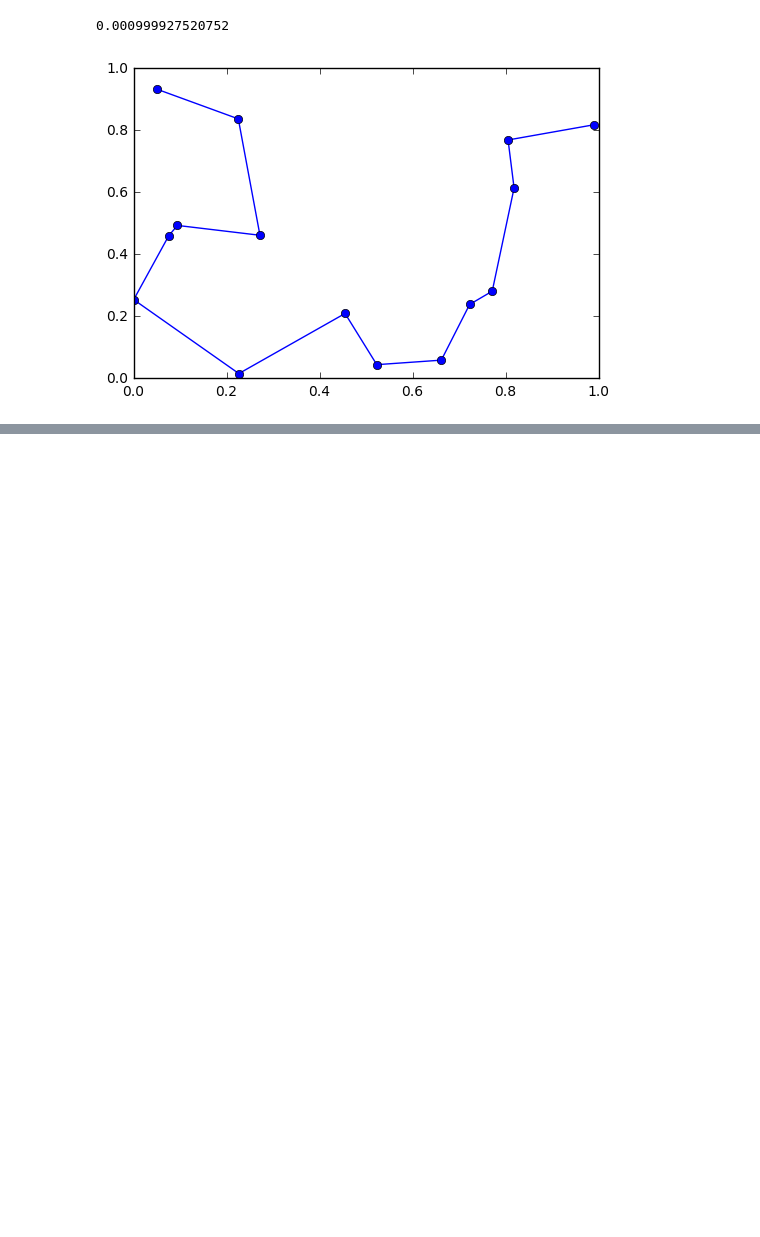
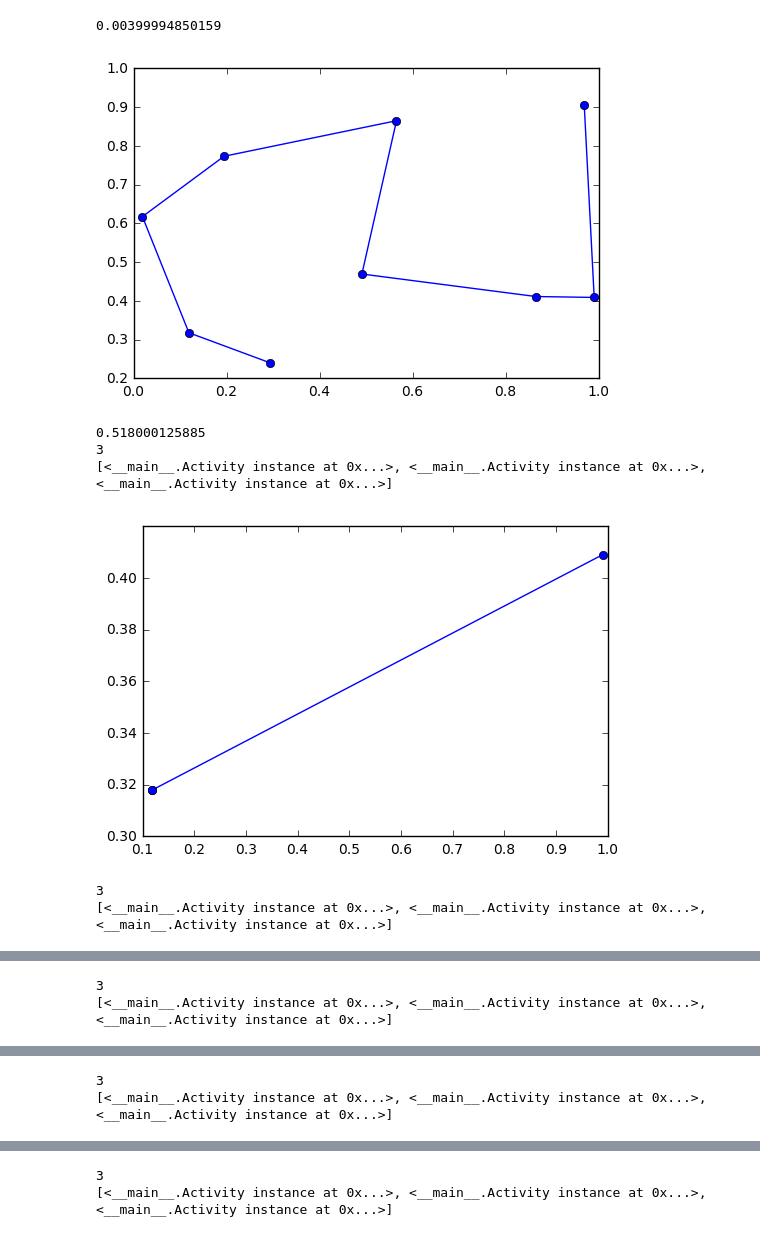
Before and after one commit to BrazierF/Hackathon_Shan17, a Jupyter notebook: travel_gen_notebook.ipynb, the cells around one changed output, grey strips where cells are left out. Saved outputs shown, nothing was run; the diff lists cells and outputs as text; code cells hidden in the pictures; blank space fills up the shorter version.

Commit message:
Added random in journey generation

```diff
--- a/travel_gen_notebook.ipynb
+++ b/travel_gen_notebook.ipynb
@@ -140,26 +205,28 @@ def journey_optimizer_master(activity_set, tMax, nBest):
 
     #Activity_set is a list of activities
     #assume scores are weighted to reflect user's preferences for each type of activity
+    n=len(activity_set)
+    nType= 4 #only 4 different types ID in the DataBase as of now
 
     #objective: find a subset of activities that maximise total score
     #while respecting some time constraint
     # => this is a knapsack problem
 
     #1. sort activities by decreasing ratios score / time_needed
-    activities = sorted(activity_set, key=lambda x: x.score / (x.duration+0.00001)) #protect from duration being 0.00
+    activities = sorted(activity_set, key=lambda x: -x.score / (x.duration+0.00001)) #protect from duration being 0.00
 
     #3. Approximately solve the knapsack problem
     #greedily add activities as long as the total duration is less than the max allowed
     t_tot=0.0
     nbActiSelected=0
-    while(t_tot<=tMax):
+    while(t_tot<=tMax and nbActiSelected<n):
         if (t_tot+activities[nbActiSelected].duration <= tMax):
             #add item
+            t_tot=t_tot+activities[nbActiSelected].duration
             nbActiSelected=nbActiSelected+1
-            t_tot=t_tot+activities[nbActiSelected].duration
         else:
             break
 
     actiSelected = [activities[i] for i in range(nbActiSelected)]
 
-    return actiSelected
+    return compute_tsp_tour(actiSelected)
@@ -166,28 +306,59 @@ def journey_optimizer_master(activity_set, tMax, nBest):
 # %%
 acti_list=[]
+np.random.seed(0)
 start=time.time()
+typeList=['Parcs',
+          'resto',
+          'Evenements WE',
+          'Patrimoine cult hist']
 for i in range(100):
-    s=np.random.rand()
+    s=100*np.random.rand()
     w=2*np.random.rand()+0.25
-    a = Activity('',np.random.rand(),np.random.rand(),s,w)
+    t=np.random.randint(0,4)
+    a = Activity('',typeList[t],np.random.rand(),np.random.rand(),s,w)
     acti_list.append(a)
 
 
-acti_journey = journey_optimizer_master(acti_list, 24, 1)
-journey = compute_tsp_tour(acti_journey)
+acti_journey = journey_optimizer_master(acti_list, 6, 1)
 end=time.time()
 
 print end-start
 
+journey=acti_journey
 x=np.zeros(len(journey))
 y=np.zeros(len(journey))
 
 for i in range(len(journey)):
-    x[i]=journey[i].x_coord
-    y[i]=journey[i].y_coord
+    x[i]=journey[i].lat
+    y[i]=journey[i].lng
 
 plt.plot(x,y,'o-')
 plt.show()
+
+start=time.time()
+acti_journey=journey_optimizer_stochastic(acti_list, 4, 5)
+end=time.time()
+print end-start
+
+for journey in acti_journey:
+    x=np.zeros(len(journey))
+    y=np.zeros(len(journey))
+
+
+    for i in range(len(journey)):
+        x[i]=journey[i].lat
+        y[i]=journey[i].lng
+    print len(journey)
+    print journey
+
+    plt.plot(x,y,'o-')
+    plt.show()
 # %% [output]
-0.000999927520752
+0.00399994850159
-[figure, old version]
+[figure, new version]
+0.518000125885
+3
+[<__main__.Activity instance at 0x...>, <__main__.Activity instance at 0x...>, <__main__.Activity instance at 0x...>]
+[figure, added]
+3
+[<__main__.Activity instance at 0x...>, <__main__.Activity instance at 0x...>, <__main__.Activity instance at 0x...>]
@@ -193,0 +366,2 @@ plt.show()
+3
+[<__main__.Activity instance at 0x...>, <__main__.Activity instance at 0x...>, <__main__.Activity instance at 0x...>]
@@ -193,0 +369,2 @@ plt.show()
+3
+[<__main__.Activity instance at 0x...>, <__main__.Activity instance at 0x...>, <__main__.Activity instance at 0x...>]
@@ -193,0 +372,2 @@ plt.show()
+3
+[<__main__.Activity instance at 0x...>, <__main__.Activity instance at 0x...>, <__main__.Activity instance at 0x...>]
```
Also changed, not shown: parts of 6 cells of this notebook.
